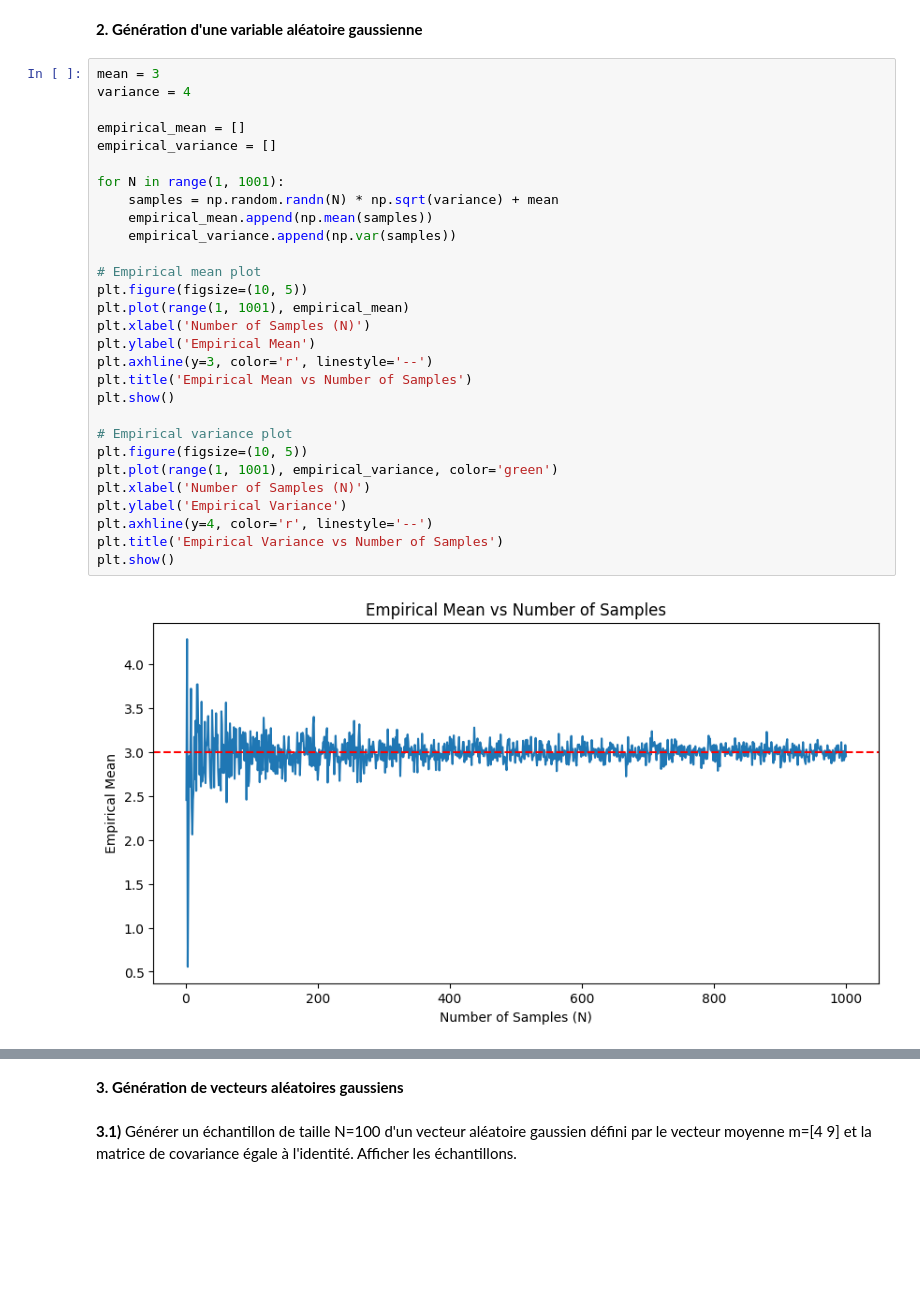
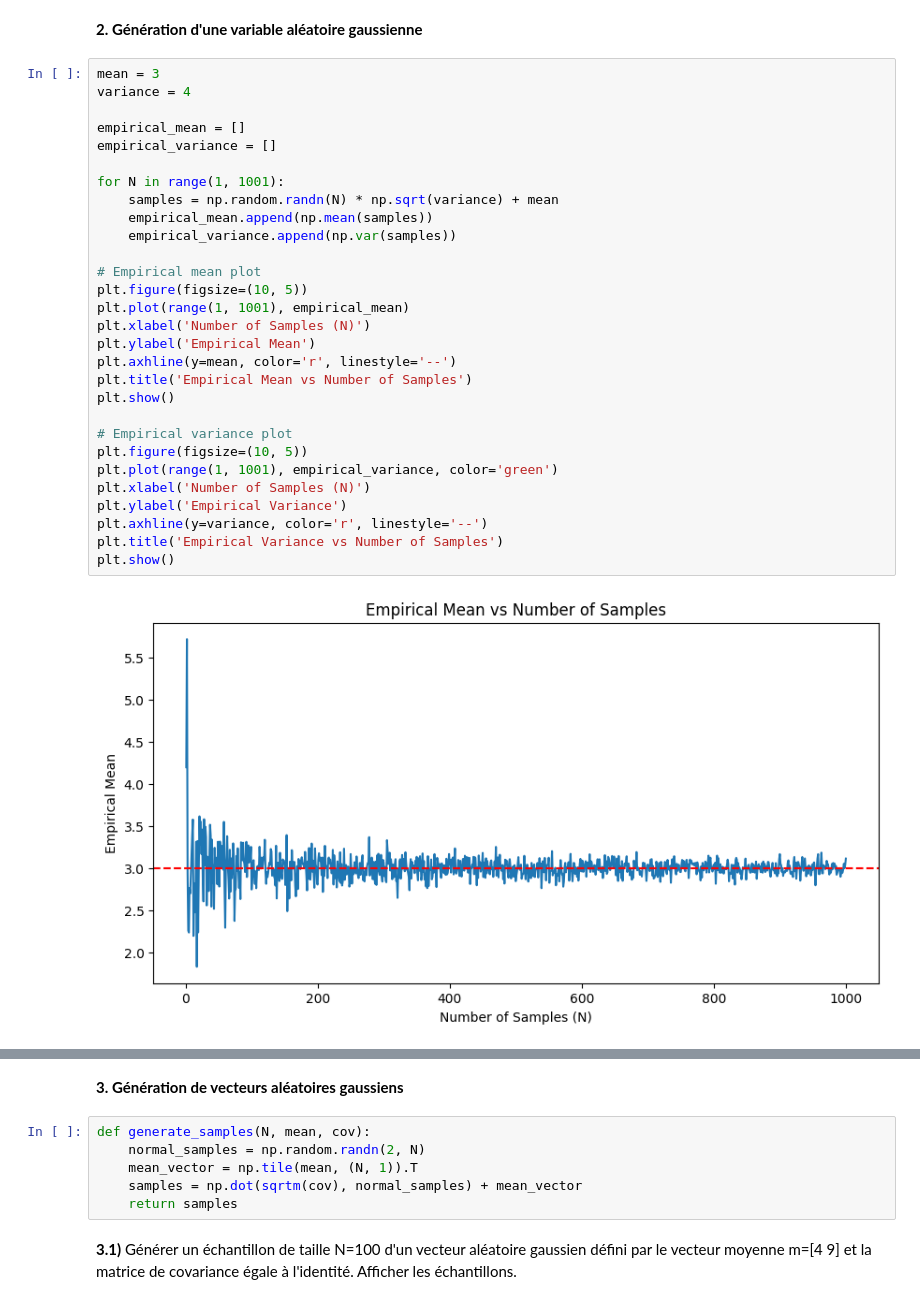
Before and after one commit to yurialvizi/SI221B-TP1, a Jupyter notebook: tp.ipynb, the cells around one changed output, grey strips where cells are left out. Cells and saved outputs as stored; diff of their text form; blank space fills up the shorter version.

```diff
--- a/tp.ipynb
+++ b/tp.ipynb
@@ -19,31 +19,31 @@ from numpy.linalg import det
 # %%
 mean = 3
 variance = 4
 
 empirical_mean = []
 empirical_variance = []
 
 for N in range(1, 1001):
     samples = np.random.randn(N) * np.sqrt(variance) + mean
     empirical_mean.append(np.mean(samples))
     empirical_variance.append(np.var(samples))
 
 # Empirical mean plot
 plt.figure(figsize=(10, 5))
 plt.plot(range(1, 1001), empirical_mean)
 plt.xlabel('Number of Samples (N)')
 plt.ylabel('Empirical Mean')
-plt.axhline(y=3, color='r', linestyle='--')
+plt.axhline(y=mean, color='r', linestyle='--')
 plt.title('Empirical Mean vs Number of Samples')
 plt.show()
 
 # Empirical variance plot
 plt.figure(figsize=(10, 5))
 plt.plot(range(1, 1001), empirical_variance, color='green')
 plt.xlabel('Number of Samples (N)')
 plt.ylabel('Empirical Variance')
-plt.axhline(y=4, color='r', linestyle='--')
+plt.axhline(y=variance, color='r', linestyle='--')
 plt.title('Empirical Variance vs Number of Samples')
 plt.show()
 # %% [output]
-[figure, old version]
+[figure, new version]
@@ -51,4 +51,10 @@ plt.show()
 # %% [markdown]
 **3. Génération de vecteurs aléatoires gaussiens**
+# %%
+def generate_samples(N, mean, cov):
+    normal_samples = np.random.randn(2, N)
+    mean_vector = np.tile(mean, (N, 1)).T
+    samples = np.dot(sqrtm(cov), normal_samples) + mean_vector
+    return samples
 # %% [markdown]
 **3.1)** Générer un échantillon de taille N=100 d'un vecteur aléatoire gaussien défini par le vecteur moyenne m=[4 9] et la matrice de covariance égale à l'identité. Afficher les échantillons.
```
Also changed, not shown: parts of 19 cells of this notebook.
